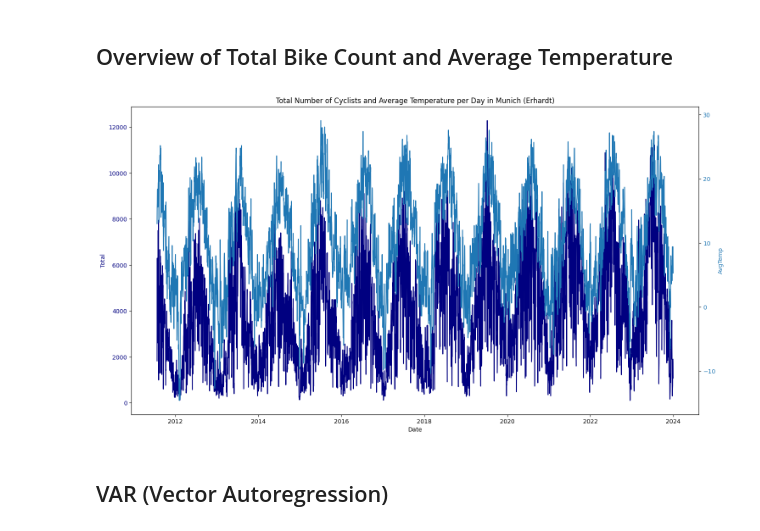
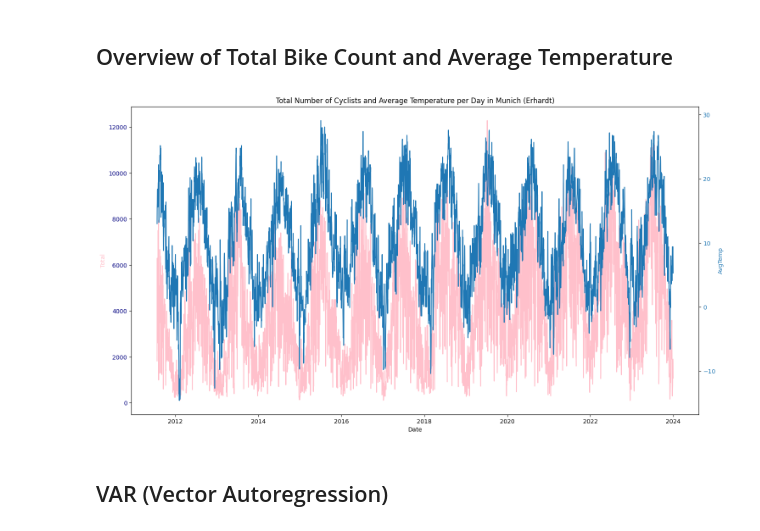
Before and after one commit to cap7586/CaroPeThesis, a Jupyter notebook: Munich_Complete_Analysis/Models_Muc.ipynb, the cells around one changed output. Saved outputs shown, nothing was run; the diff lists cells and outputs as text; code cells hidden in the pictures.

Commit message:
corrected the plot with the average temp and bike counts which was wrong

```diff
--- a/Munich_Complete_Analysis/Models_Muc.ipynb
+++ b/Munich_Complete_Analysis/Models_Muc.ipynb
@@ -271,20 +331,20 @@ Number of rows after outliers removed: 4543
 # %%
 # Plot the total number of cyclists per day and the average temperature per day for the selected location (Erhardt) in Munich
 fig, ax1 = plt.subplots(figsize=(15, 8))
 ax1.set_xlabel('Date')
-ax1.set_ylabel('Total', color='navy')
-ax1.plot(df_location_erhardt.index, df_location_erhardt['Total'], color='navy')
+ax1.set_ylabel('Total', color='pink')
+ax1.plot(df_location_erhardt.index, df_location_erhardt['Total'], color='pink')
 ax1.tick_params(axis='y', labelcolor='navy')
 ax2 = ax1.twinx()
 color = 'tab:blue'
 ax2.set_ylabel('AvgTemp', color=color)
 ax2.plot(df_location_erhardt.index, df_location_erhardt['AvgTemp'], color=color)
 ax2.tick_params(axis='y', labelcolor=color)
 fig.tight_layout()
 plt.title('Total Number of Cyclists and Average Temperature per Day in Munich (Erhardt)')
 plt.show()
 # %% [output]
-[figure, old version]
+[figure, new version]
 # %% [markdown]
 ## VAR (Vector Autoregression)
 # %%
```
Also changed, not shown: parts of 4 cells of this notebook.
